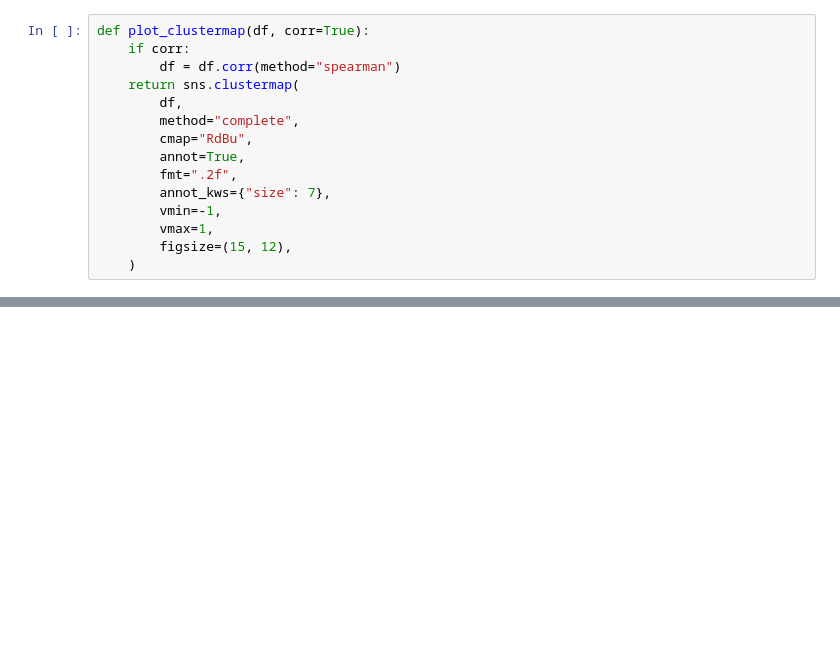
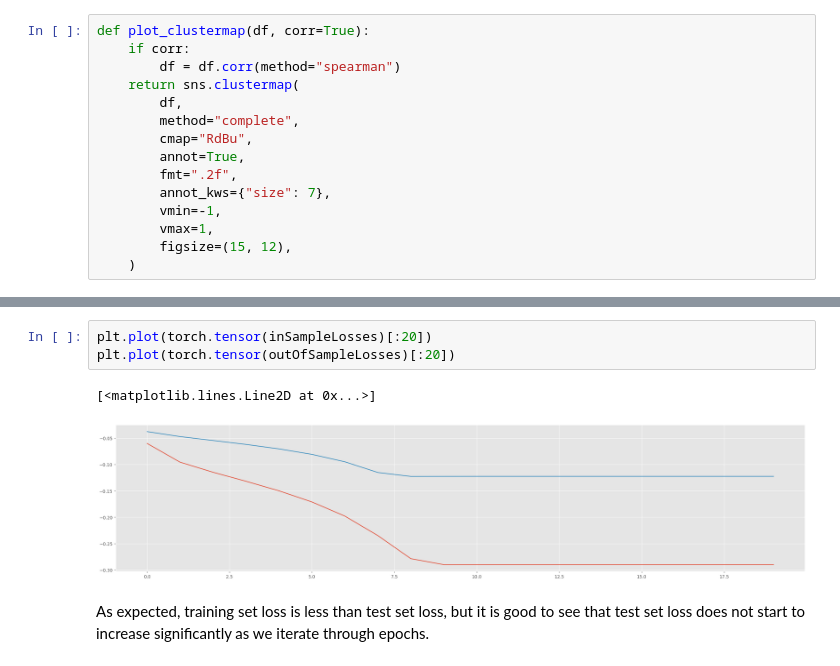
Before and after one commit to awh35/crypto_tsa, a Jupyter notebook: 3_hetero_reg.ipynb, the cells around one changed output, grey strips where cells are left out. Saved outputs shown, nothing was run; the diff lists cells and outputs as text; blank space fills up the shorter version.

```diff
--- a/3_hetero_reg.ipynb
+++ b/3_hetero_reg.ipynb
@@ -71,0 +261,8 @@ X = daily_prices[pairs].pct_change()
+# %%
+plt.plot(torch.tensor(inSampleLosses)[:20])
+plt.plot(torch.tensor(outOfSampleLosses)[:20])
+# %% [output]
+[<matplotlib.lines.Line2D at 0x...>]
+[figure, added]
+# %% [markdown]
+As expected, training set loss is less than test set loss, but it is good to see that test set loss does not start to increase significantly as we iterate through epochs.
```
Also changed, not shown: parts of 28 cells of this notebook, 2 other files.
